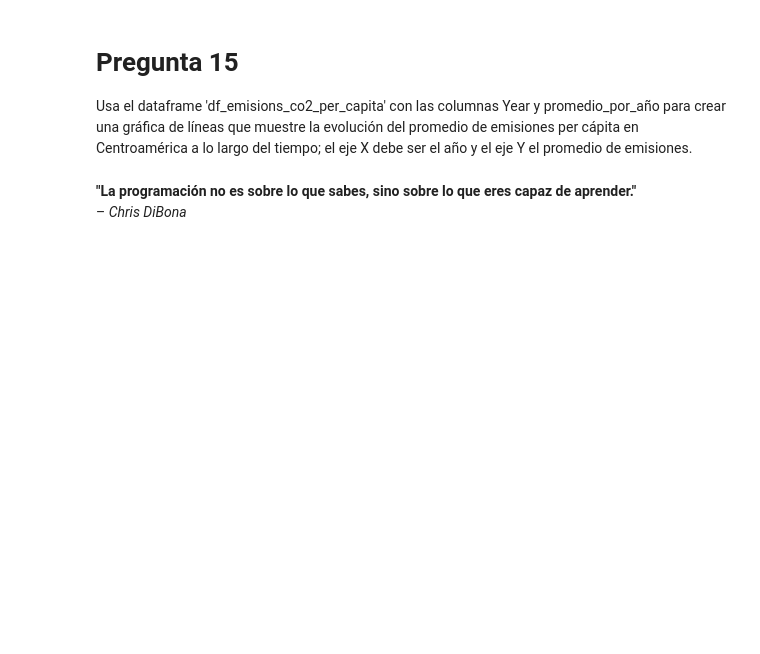
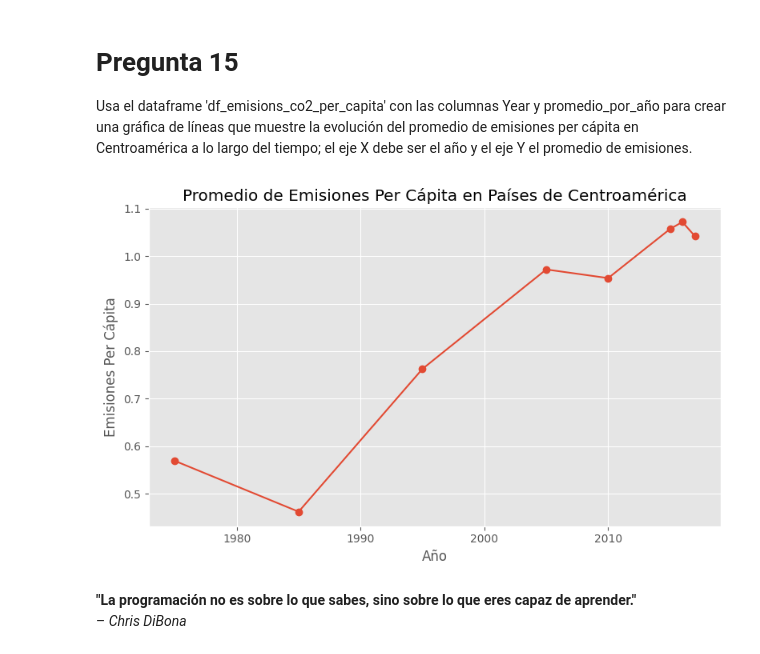
Before and after one commit to Britt14/Britany_Programacion, a Jupyter notebook: Examen/Britany_Lopez_Proyecto_Final.ipynb, the cells around one changed output. Cells and saved outputs as stored; diff of their text form; code cells hidden in the pictures; blank space fills up the shorter version.

```diff
--- a/Examen/Britany_Lopez_Proyecto_Final.ipynb
+++ b/Examen/Britany_Lopez_Proyecto_Final.ipynb
@@ -284,3 +282,21 @@ Usa el dataframe  'df_emisions_co2_per_capita' con las columnas Year y promedio_
+# %%
+# Coloque el código que responda a la pregunta aqui exactamente lo que se pregunta
+import matplotlib.pyplot as plt
+
+plt.style.use("ggplot")
+plt.rcParams["figure.figsize"] = (8, 5)
+
+
+fig, ax = plt.subplots()
+ax.plot(Total_Emisiones_Centroamerica_Per_Capita['Year'], Total_Emisiones_Centroamerica_Per_Capita['Promedio por año'], marker='o', linestyle='-')
+
+ax.set_title("Promedio de Emisiones Per Cápita en Países de Centroamérica")
+ax.set_xlabel("Año")
+ax.set_ylabel("Emisiones Per Cápita")
+
+fig.tight_layout()
+# %% [output]
+[figure, added]
 # %% [markdown]
 **"La programación no es sobre lo que sabes, sino sobre lo que eres capaz de aprender."**
 – *Chris DiBona*
```
Also changed, not shown: parts of 1 cell of this notebook.
